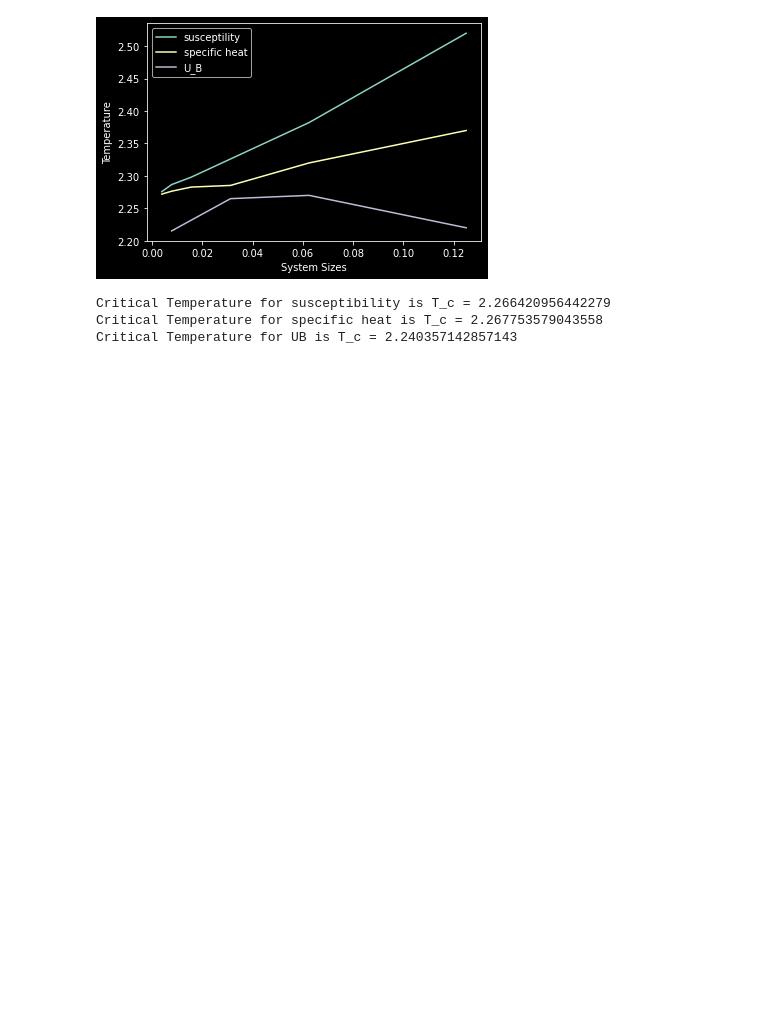
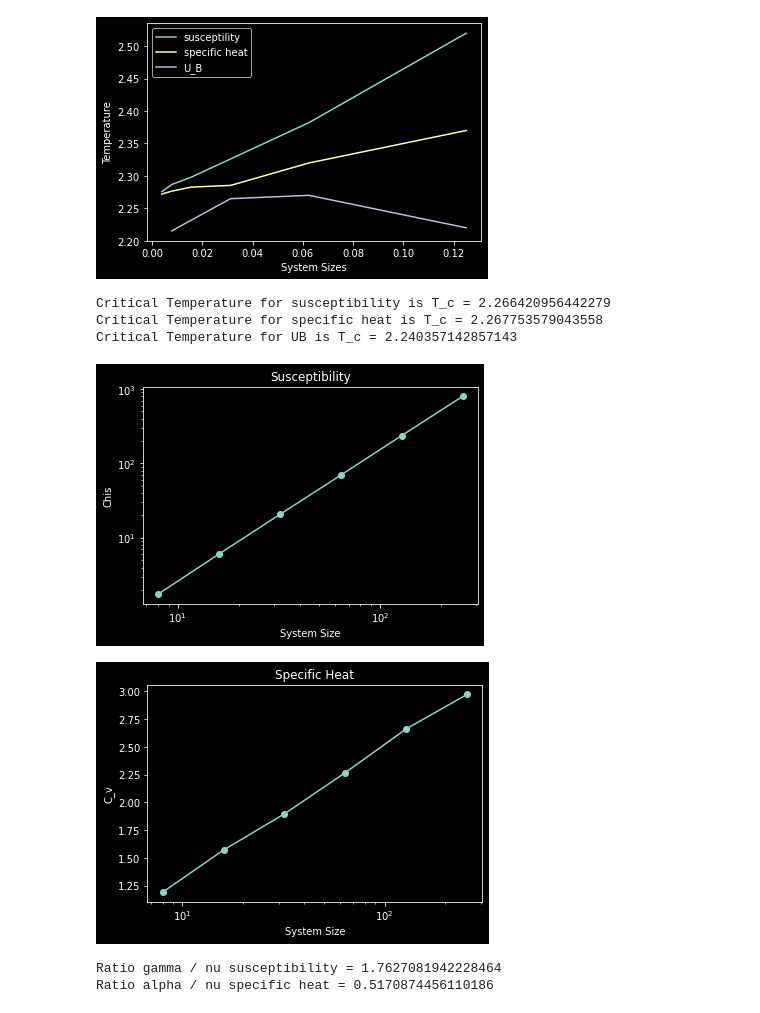
Before and after one commit to climbingfreak/compMBP, a Jupyter notebook: tutorial_03/finite_size_scaling.ipynb, the cells around one changed output. Drawn from its saved outputs; the diff is of its cells as text; code cells hidden in the pictures; blank space fills up the shorter version.

```diff
--- a/tutorial_03/finite_size_scaling.ipynb
+++ b/tutorial_03/finite_size_scaling.ipynb
@@ -143,3 +143,42 @@ print("Critical Temperature for UB is T_c = {}".format(np.mean(T_intersects)))
 Critical Temperature for susceptibility is T_c = 2.266420956442279
 Critical Temperature for specific heat is T_c = 2.267753579043558
 Critical Temperature for UB is T_c = 2.240357142857143
+# %%
+# d)
+
+max_chis = []
+max_Cs = []
+Ls = []
+
+for L in data['Ls']:
+    Ls.append(L)
+    max_chis.append(np.max(data[L]['chi'][:,0]))
+    max_Cs.append(np.max(data[L]['C'][:,0]))
+
+plt.loglog(Ls, max_chis, "-o")
+plt.title("Susceptibility")
+plt.xlabel("System Size")
+plt.ylabel("Chis")
+
+plt.figure()
+plt.semilogx(Ls, max_Cs, "-o")
+plt.title("Specific Heat")
+plt.xlabel("System Size")
+plt.ylabel("C_v")
+
+plt.show()
+
+
+pars_chis = np.polyfit(np.log(Ls), np.log(max_chis), 1)
+pars_Cs = np.polyfit(np.log(Ls), max_Cs, 1)
+
+print("Ratio gamma / nu susceptibility = {}".format(pars_chis[0]))
+print("Ratio alpha / nu specific heat = {}".format(pars_Cs[0]))
+
+GAMMA_NU = pars_chis[0]
+ALPHA_NU = pars_Cs[0]
+# %% [output]
+[figure, added]
+[figure, added]
+Ratio gamma / nu susceptibility = 1.7627081942228464
+Ratio alpha / nu specific heat = 0.5170874456110186
```
Also changed, not shown: parts of 4 cells of this notebook, 1 other file.
